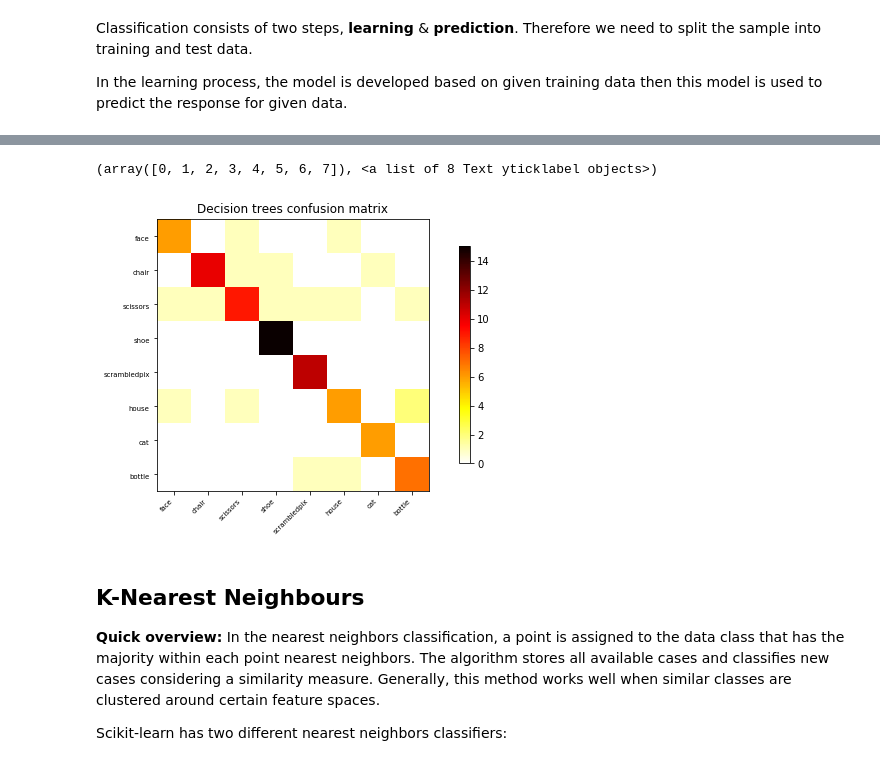
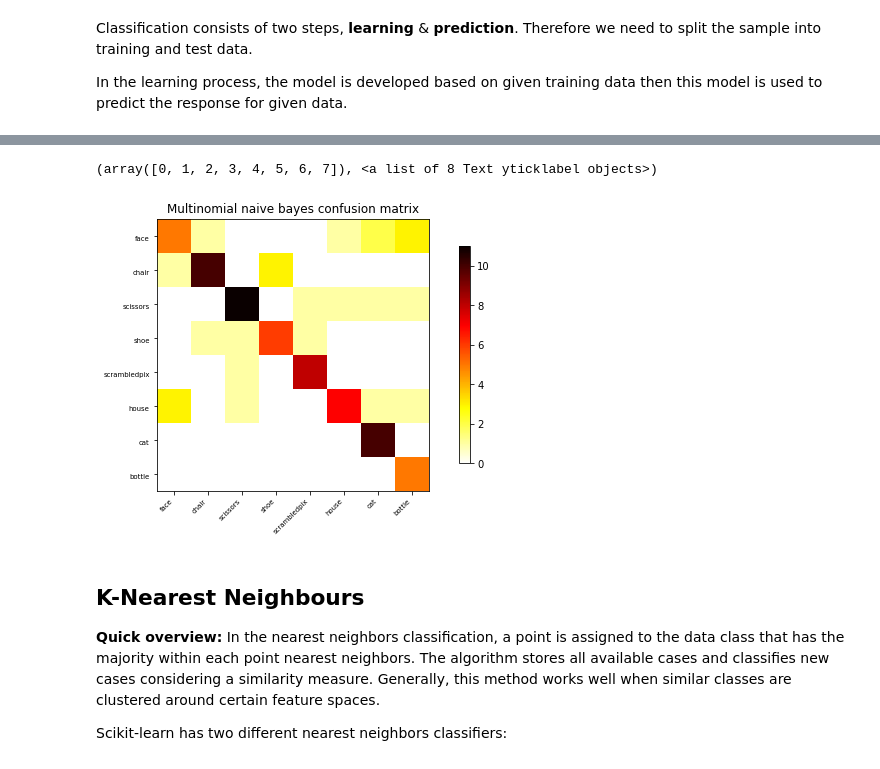
Before and after one commit to brainhack-school2020/BHS_project_SRastegarnia, a Jupyter notebook: Classifiers.ipynb, the cells around one changed output, grey strips where cells are left out. Saved outputs shown, nothing was run; the diff lists cells and outputs as text; code cells hidden in the pictures.

```diff
--- a/Classifiers.ipynb
+++ b/Classifiers.ipynb
@@ -160,11 +160,11 @@ print(prediction_accuracy_mnb)
 # %%
 plot_matrix(confusion_matrix(y_test, mnb), cmap='hot_r', labels=unique_conditions)
-plt.title('Decision trees confusion matrix')
+plt.title('Multinomial naive bayes confusion matrix')
 plt.xticks(rotation=45)
 plt.yticks(rotation=0)
 # %% [output]
 (array([0, 1, 2, 3, 4, 5, 6, 7]), <a list of 8 Text yticklabel objects>)
-[figure, old version]
+[figure, new version]
 # %% [markdown]
 ## K-Nearest Neighbours
 
```
Also changed, not shown: parts of 25 cells of this notebook, 2 other files.
